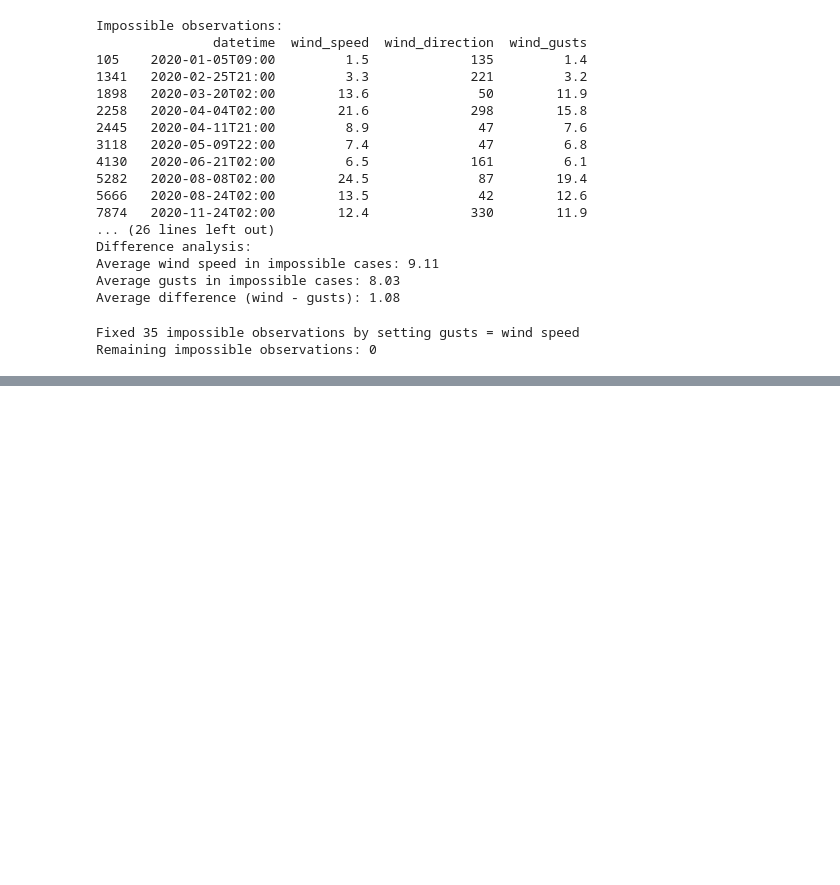
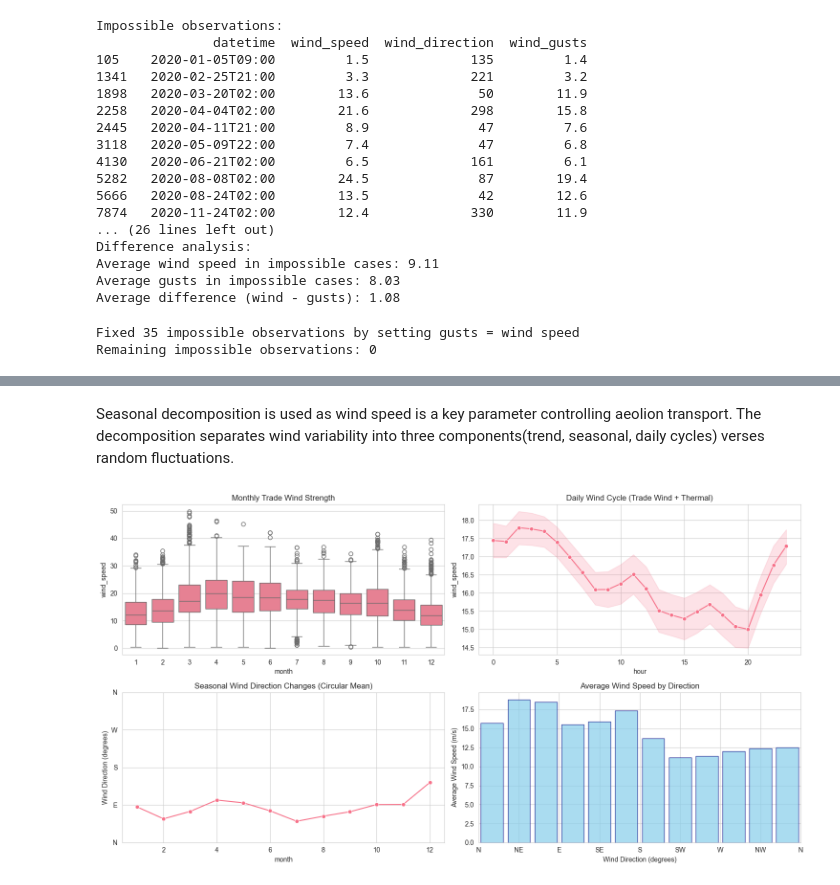
Before and after one commit to sjbmcg/sand, a Jupyter notebook: sand_dune_simulation.ipynb, the cells around one changed output, grey strips where cells are left out. Drawn from its saved outputs; the diff is of its cells as text; code cells hidden in the pictures; blank space fills up the shorter version.

```diff
--- a/sand_dune_simulation.ipynb
+++ b/sand_dune_simulation.ipynb
@@ -81,0 +97,10 @@ df.describe()
+# %%
+# Convert to radians for scipy
+wind_dir_rad = np.radians(df['wind_direction'])
+
+# Proper circular statistics
+circular_mean = np.degrees(circmean(wind_dir_rad))
+circular_std = np.degrees(circstd(wind_dir_rad))
+
+print(f"Circular mean: {circular_mean:.2f}°")
+print(f"Circular std: {circular_std:.2f}°")
@@ -218,0 +217,63 @@ plt.show()
+# %% [markdown]
+Seasonal decomposition is used as wind speed is a key parameter controlling aeolion transport. The decomposition separates wind variability into three components(trend, seasonal, daily cycles) verses random fluctuations.
+# %%
+df['month'] = df['datetime'].dt.month
+df['hour'] = df['datetime'].dt.hour
+
+fig, axes = plt.subplots(2, 2, figsize=(15, 8))
+
+sns.boxplot(data=df, x='month', y='wind_speed', ax=axes[0,0])
+axes[0,0].set_title('Monthly Trade Wind Strength')
+
+sns.lineplot(data=df, x='hour', y='wind_speed', ax=axes[0,1], marker='o')
+axes[0,1].set_title('Daily Wind Cycle (Trade Wind + Thermal)')
+
+# FIXED: Proper circular handling for wind direction boxplot
+# Convert wind direction to circular statistics for each month
+monthly_circular_stats = []
+for month in sorted(df['month'].unique()):
+    month_data = df[df['month'] == month]['wind_direction']
+    # Convert to radians
+    wind_dir_rad = np.radians(month_data)
+    # Calculate circular mean and convert back to degrees
+    circular_mean = np.degrees(circmean(wind_dir_rad))
+    # Ensure mean is between 0-360
+    if circular_mean < 0:
+        circular_mean += 360
+    monthly_circular_stats.append({'month': month, 'circular_mean': circular_mean})
+
+circular_df = pd.DataFrame(monthly_circular_stats)
+
+# Plot as line plot instead of boxplot for circular data
+sns.lineplot(data=circular_df, x='month', y='circular_mean', ax=axes[1,0], marker='o')
+axes[1,0].set_title('Seasonal Wind Direction Changes (Circular Mean)')
+axes[1,0].set_ylabel('Wind Direction (degrees)')
+axes[1,0].set_ylim(0, 360)
+axes[1,0].set_yticks([0, 90, 180, 270, 360])
+axes[1,0].set_yticklabels(['N', 'E', 'S', 'W', 'N'])
+
+# FIXED: Wind rose instead of scatter plot
+# Create direction bins for wind rose
+direction_bins = np.arange(0, 361, 30)  # 30-degree bins
+direction_centers = direction_bins[:-1] + 15
+
+# Bin the directions and calculate mean wind speed for each bin
+df['dir_binned'] = pd.cut(df['wind_direction'], bins=direction_bins, labels=direction_centers, include_lowest=True)
+wind_rose_data = df.groupby('dir_binned')['wind_speed'].agg(['mean', 'count']).reset_index()
+
+# Convert the regular subplot to show binned data
+wind_rose_data['dir_binned'] = wind_rose_data['dir_binned'].astype(float)
+bars = axes[1,1].bar(wind_rose_data['dir_binned'], wind_rose_data['mean'],
+                     width=25, alpha=0.7, color='skyblue', edgecolor='navy')
+
+axes[1,1].set_xlabel('Wind Direction (degrees)')
+axes[1,1].set_ylabel('Average Wind Speed (m/s)')
+axes[1,1].set_title('Average Wind Speed by Direction')
+axes[1,1].set_xlim(0, 360)
+axes[1,1].set_xticks([0, 45, 90, 135, 180, 225, 270, 315, 360])
+axes[1,1].set_xticklabels(['N', 'NE', 'E', 'SE', 'S', 'SW', 'W', 'NW', 'N'])
+
+plt.tight_layout()
+plt.show()
+# %% [output]
+[figure, added]
```
Also changed, not shown: parts of 10 cells of this notebook.
